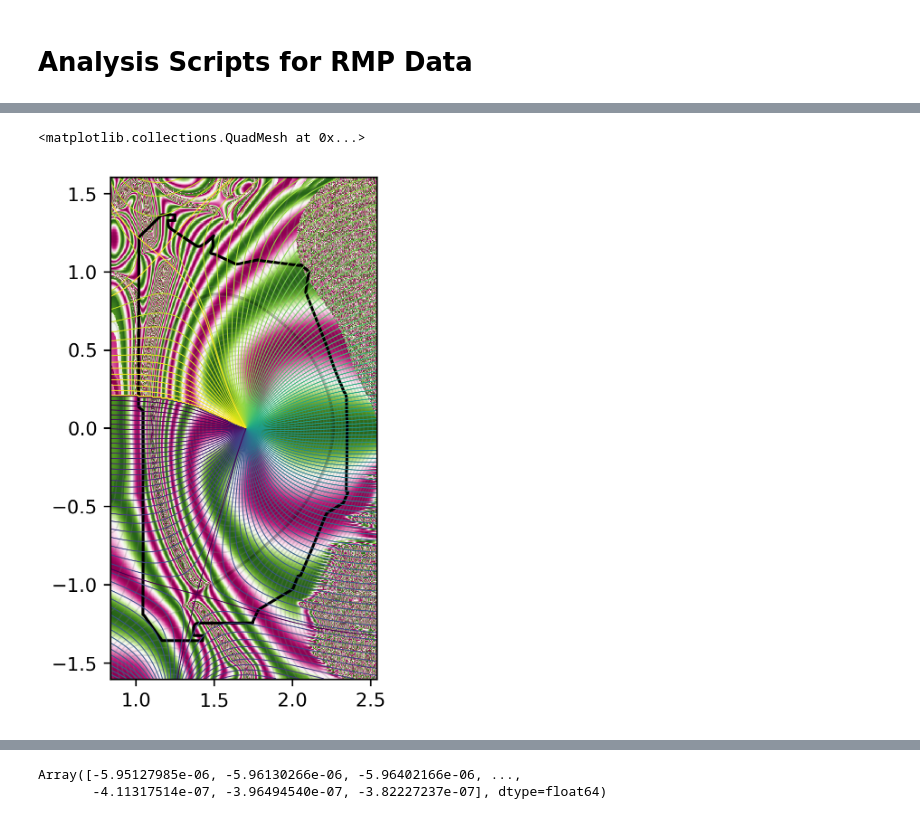
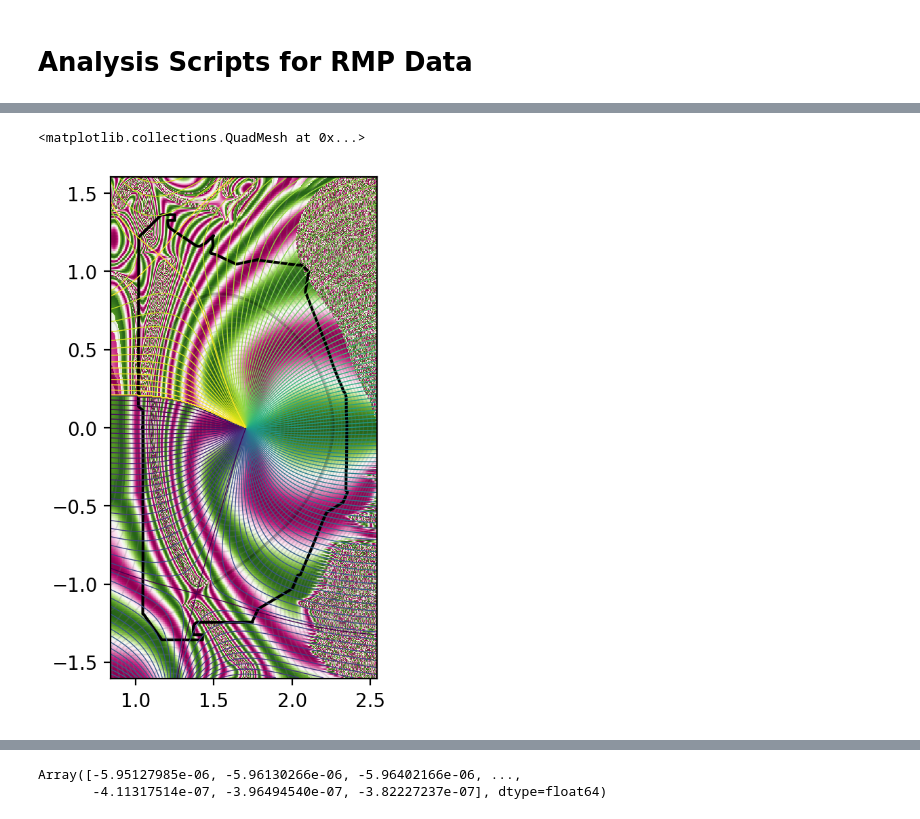
Before and after one commit to Maplenormandy/c1lgkt-jax, a Jupyter notebook: bin/rmp_analysis.ipynb, the cells around one changed output, grey strips where cells are left out. Saved outputs shown, nothing was run; the diff lists cells and outputs as text; code cells hidden in the pictures.

```diff
--- a/bin/rmp_analysis.ipynb
+++ b/bin/rmp_analysis.ipynb
@@ -39,34 +42,34 @@ import c1lgkt.jax.particles.particle_tools as particle_tools
 # %%
 # %% Load equilibrium and set up clebsch mapping
-eq = Equilibrium.from_gfile('./tests/g204386.03600')
+eq = Equilibrium.from_gfile('./scratch/data/g204386.03600')
 
 clebsch_builder = ClebschMappingBuilder()
 theta_map = clebsch_builder.build_theta_map(eq)
 clebsch = clebsch_builder.build_clebsch(theta_map, eq)
 # %%
 # %% Check the Clebsch variable
-plt.figure(dpi=300)
+plt.figure(dpi=200)
 
 rplot, zplot = jnp.meshgrid(jnp.linspace(eq.rmin, eq.rmax, 512), jnp.linspace(eq.zmin, eq.zmax, 512), indexing='ij')
 psiplot = eq.interp_psi(rplot.ravel(), zplot.ravel()).reshape(rplot.shape)
 #y0_refine_test = jnp.array([sol.value[0], sol.value[1], sol.value[2], sol.value[3], -1.0, 0.0, 0.0, 0.0])
 nulls = theta_map.nulls
 thetaplot2 = theta_map(rplot.ravel(), zplot.ravel()).reshape(rplot.shape)
 theta_x = theta_map(jnp.array([nulls.x1.rz[0], nulls.x2.rz[0]]), jnp.array([nulls.x1.rz[1], nulls.x2.rz[1]]))
 
 alphaplot = clebsch.interp_alpha(psiplot.ravel(), thetaplot2.ravel()).reshape(rplot.shape)
 
 ax = plt.subplot(111)
 eq.plot_magnetic_geometry(ax, alpha=0.25)
 ax.scatter(theta_map.nulls.axis.rz[0], theta_map.nulls.axis.rz[1], c='r', s=5)
 ax.scatter(theta_map.nulls.x1.rz[0], theta_map.nulls.x1.rz[1], c='r', s=5)
 ax.scatter(theta_map.nulls.x2.rz[0], theta_map.nulls.x2.rz[1], c='r', s=5)
 #plt.contour(rplot, zplot, thetaplot, levels=jnp.linspace(-np.pi, np.pi, 129), linewidths=0.5, linestyles='dashed')
 plt.contour(rplot, zplot, thetaplot2, levels=jnp.linspace(-np.pi, np.pi, 129), linewidths=0.5)
 plt.contour(rplot, zplot, thetaplot2, levels=theta_x, linewidths=0.5)
 plt.pcolormesh(rplot, zplot, jnp.cos(3*alphaplot), linewidths=0.5, cmap='PiYG')
 # %% [output]
 <matplotlib.collections.QuadMesh at 0x...>
-[figure, old version]
+[figure, new version]
 # %%
 # %% Load the RMP data
```
Also changed, not shown: parts of 6 cells of this notebook, 4 other files.
